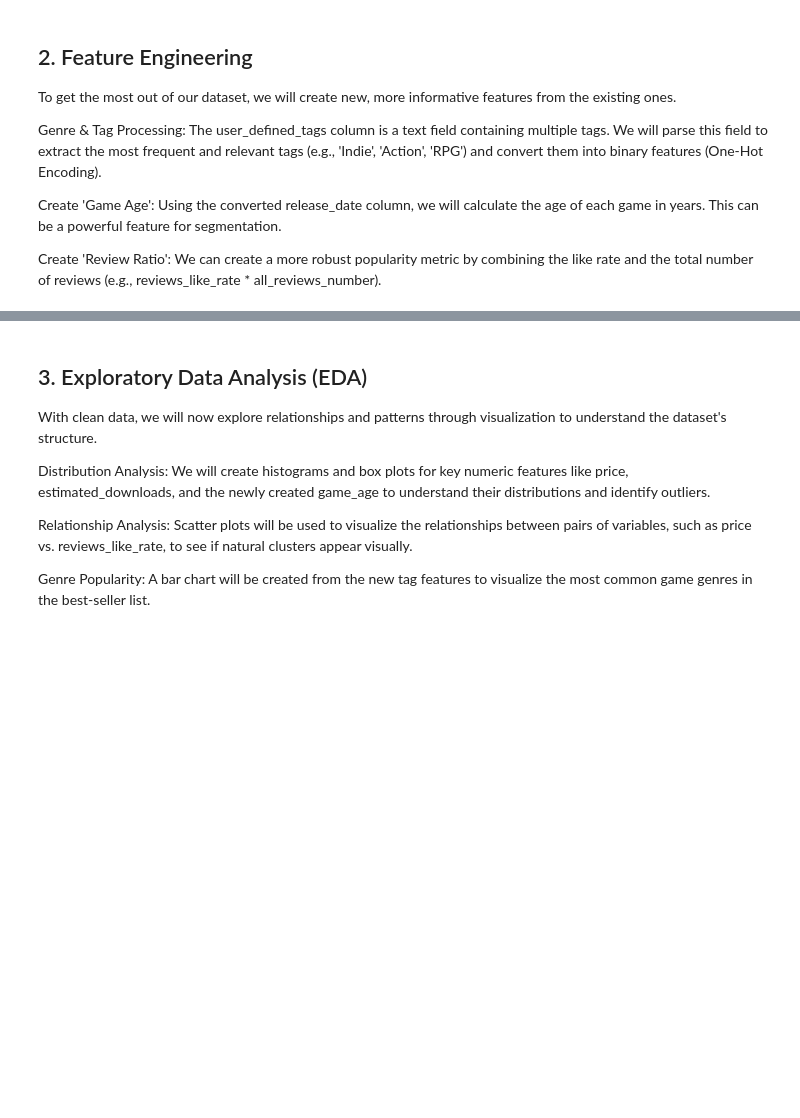
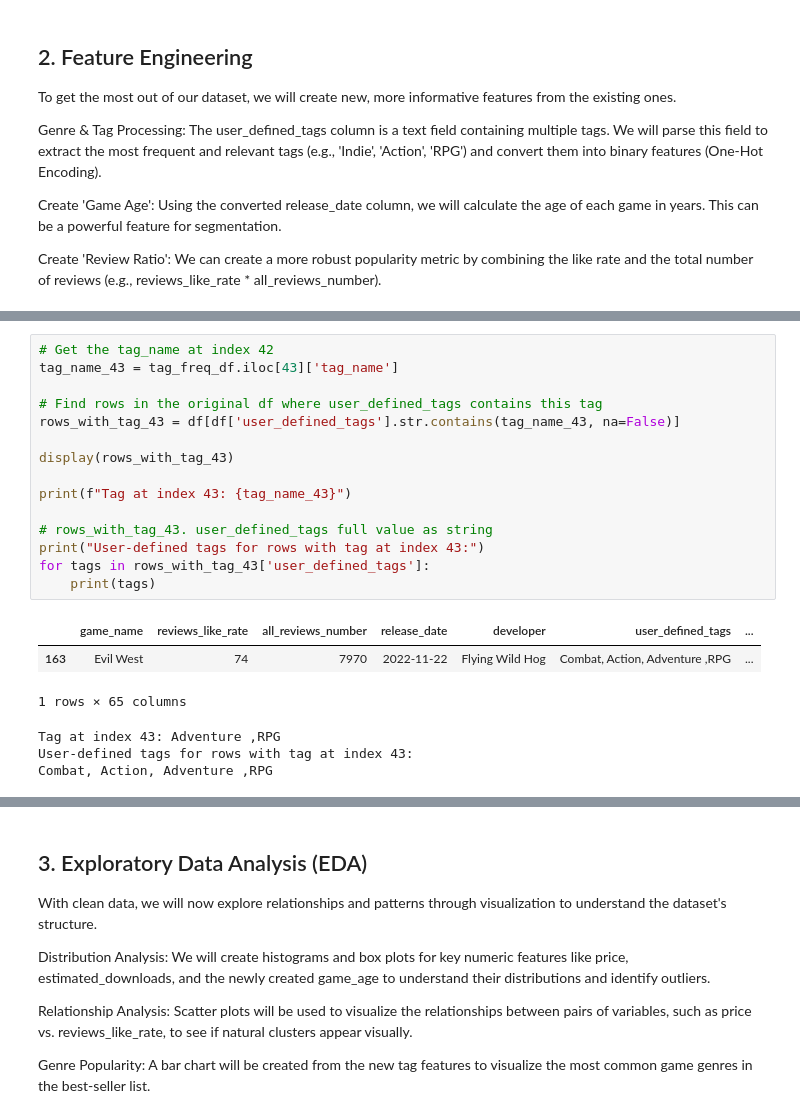
Before and after one commit to nuwanwixx/MDSAI25_ADM_MiniProject, a Jupyter notebook: besSelling_steam_games_analysis.ipynb, the cells around one changed output, grey strips where cells are left out. Drawn from its saved outputs; the diff is of its cells as text; blank space fills up the shorter version.

```diff
--- a/besSelling_steam_games_analysis.ipynb
+++ b/besSelling_steam_games_analysis.ipynb
@@ -274,0 +302,22 @@ print(top_tags)
+# %%
+# Get the tag_name at index 42
+tag_name_43 = tag_freq_df.iloc[43]['tag_name']
+
+# Find rows in the original df where user_defined_tags contains this tag
+rows_with_tag_43 = df[df['user_defined_tags'].str.contains(tag_name_43, na=False)]
+
+display(rows_with_tag_43)
+
+print(f"Tag at index 43: {tag_name_43}")
+
+# rows_with_tag_43. user_defined_tags full value as string
+print("User-defined tags for rows with tag at index 43:")
+for tags in rows_with_tag_43['user_defined_tags']:
+    print(tags)
+# %% [output]
+|  | game_name | reviews_like_rate | all_reviews_number | release_date | developer | user_defined_tags | ... |
+| 163 | Evil West | 74 | 7970 | 2022-11-22 | Flying Wild Hog | Combat, Action, Adventure ,RPG | ... |
+1 rows × 65 columns
+Tag at index 43: Adventure ,RPG
+User-defined tags for rows with tag at index 43:
+Combat, Action, Adventure ,RPG
```
Also changed, not shown: parts of 22 cells of this notebook.
